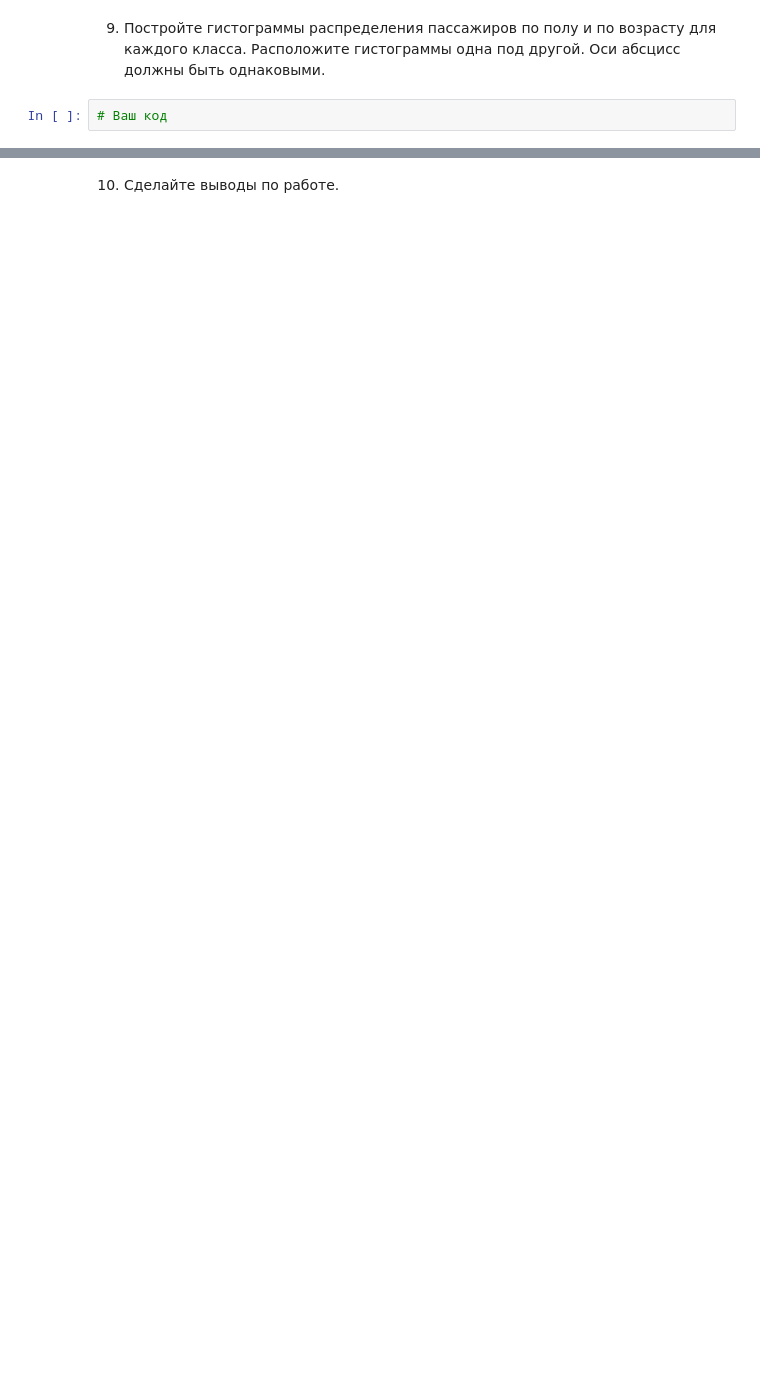
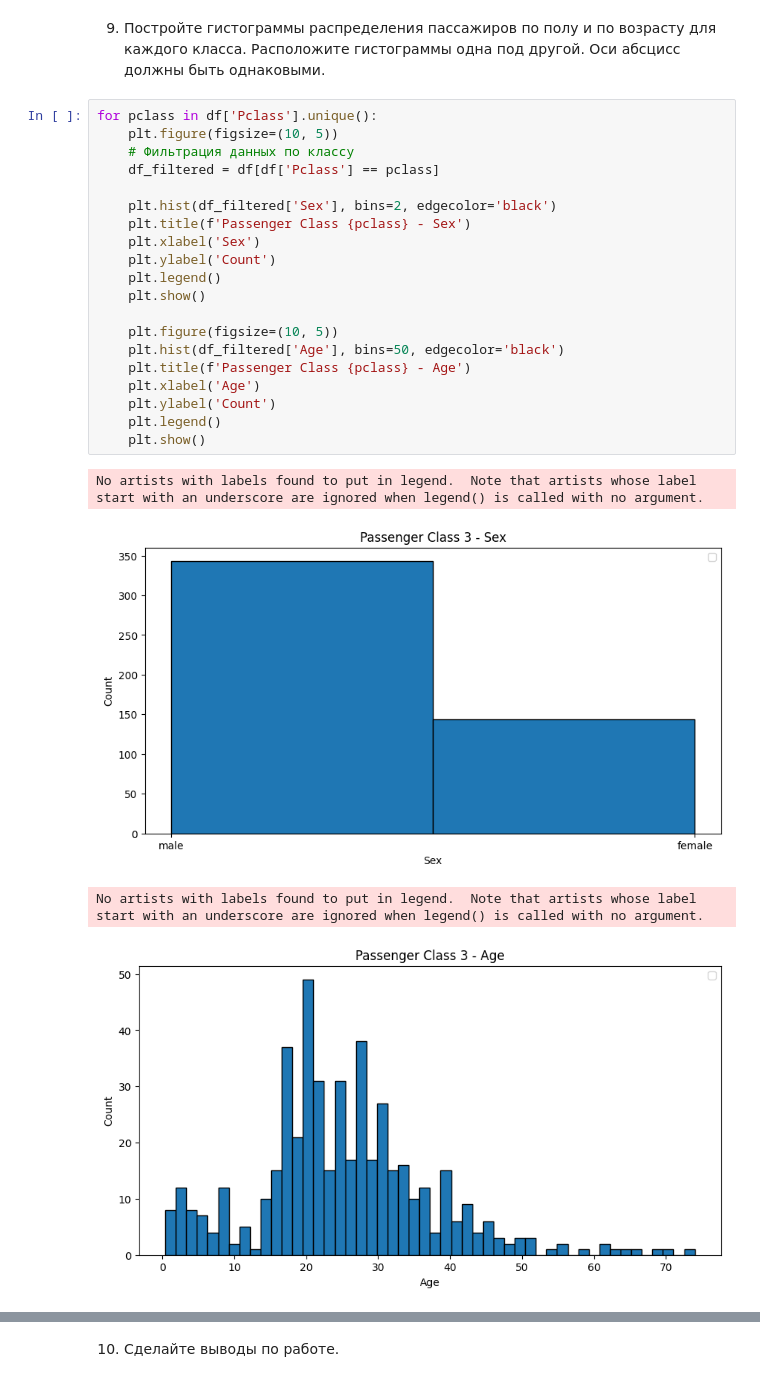
Before and after one commit to elcoxo/tp-lab3, a Jupyter notebook: lab4_2.ipynb, the cells around one changed output, grey strips where cells are left out. Cells and saved outputs as stored; diff of their text form; blank space fills up the shorter version.

```diff
--- a/lab4_2.ipynb
+++ b/lab4_2.ipynb
@@ -105,4 +231,27 @@ __С использованием датафрейма нужно выполни
 # %% [markdown]
 9. Постройте гистограммы распределения пассажиров по полу и по возрасту для каждого класса. Расположите гистограммы одна под другой. Оси абсцисс должны быть однаковыми.
-# %%
-# Ваш код
+# %%
+for pclass in df['Pclass'].unique():
+    plt.figure(figsize=(10, 5))
+    # Фильтрация данных по классу
+    df_filtered = df[df['Pclass'] == pclass]
+
+    plt.hist(df_filtered['Sex'], bins=2, edgecolor='black')
+    plt.title(f'Passenger Class {pclass} - Sex')
+    plt.xlabel('Sex')
+    plt.ylabel('Count')
+    plt.legend()
+    plt.show()
+
+    plt.figure(figsize=(10, 5))
+    plt.hist(df_filtered['Age'], bins=50, edgecolor='black')
+    plt.title(f'Passenger Class {pclass} - Age')
+    plt.xlabel('Age')
+    plt.ylabel('Count')
+    plt.legend()
+    plt.show()
+# %% [output]
+No artists with labels found to put in legend.  Note that artists whose label start with an underscore are ignored when legend() is called with no argument.
+[figure, added]
+No artists with labels found to put in legend.  Note that artists whose label start with an underscore are ignored when legend() is called with no argument.
+[figure, added]
```
Also changed, not shown: parts of 27 cells of this notebook, 2 other files.
